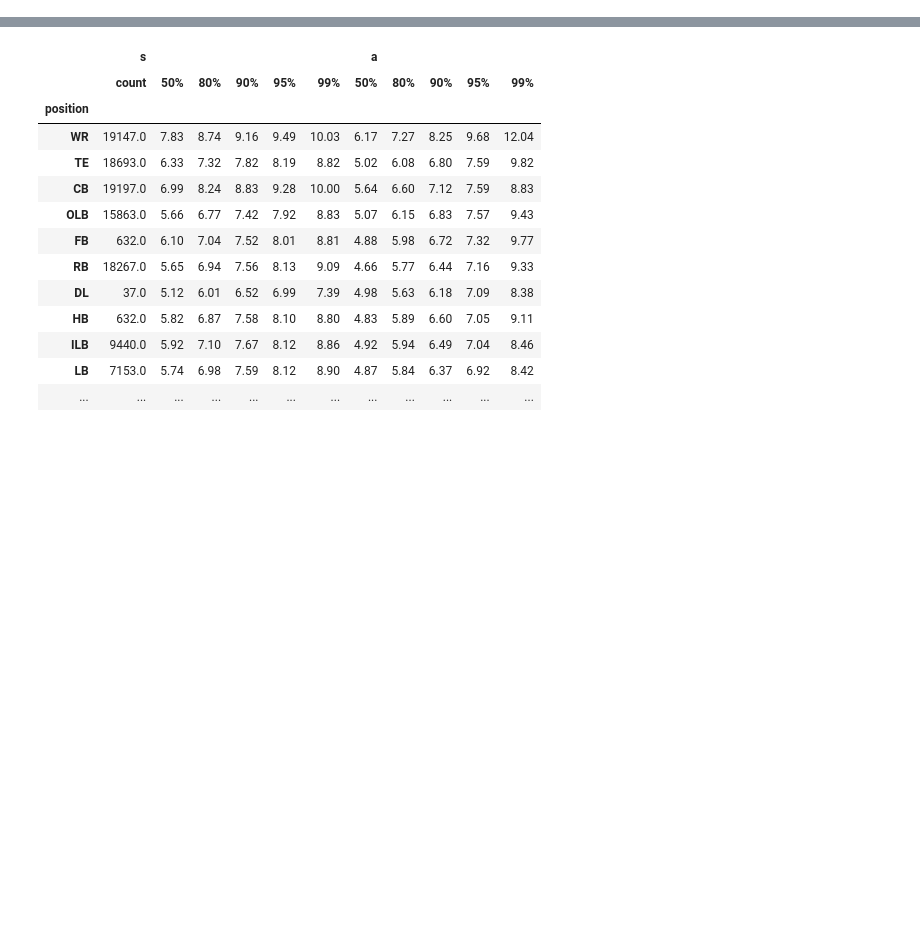
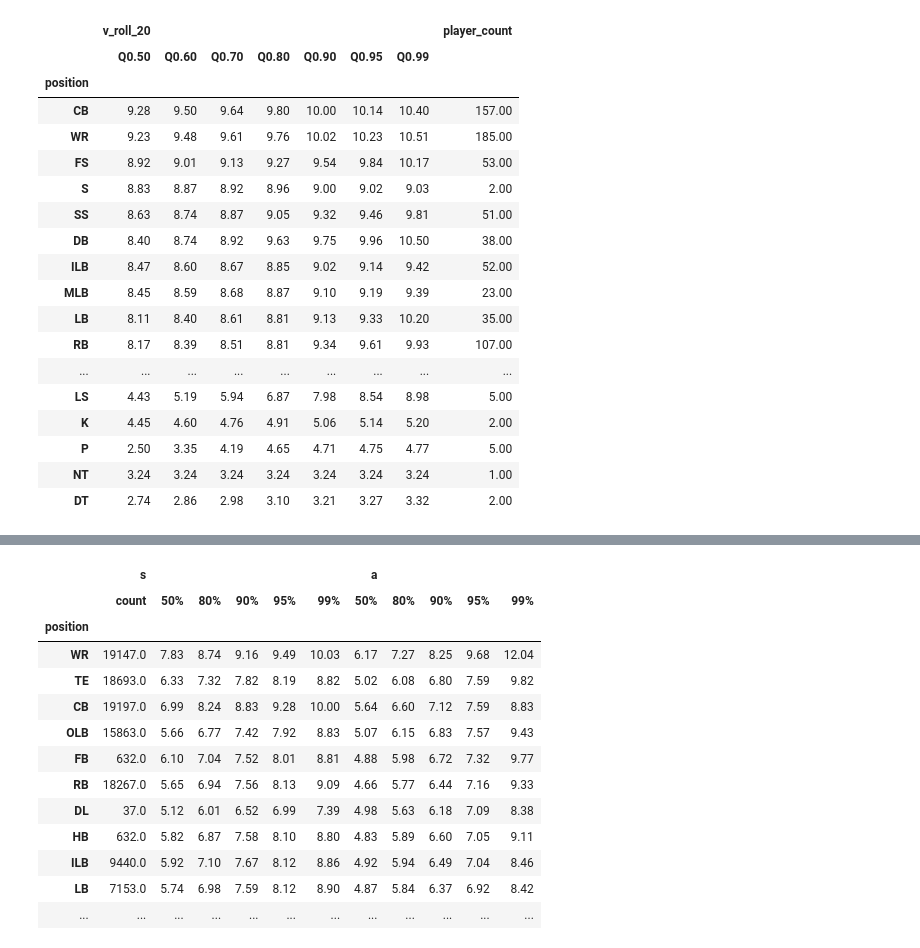
Before and after one commit to uditrana/BigDataBowl, a Jupyter notebook: analysis/movement_stats.ipynb, the cells around one changed output, grey strips where cells are left out. Cells and saved outputs as stored; diff of their text form; code cells hidden in the pictures; blank space fills up the shorter version.

```diff
--- a/analysis/movement_stats.ipynb
+++ b/analysis/movement_stats.ipynb
@@ -305,0 +39,8 @@ stats_cat.sort_values(by=('roll_a_10', 'Q0.60'), ascending=False).style.backgrou
+# %%
+%%time
+
+df = pd.merge(df, df.groupby(['gameId', 'playId', 'nflId'])['v_mag'].rolling(20).mean().reset_index()[['level_3', 'v_mag']].set_index('level_3').rename(columns={'v_mag':'v_roll_20'}), left_index=True, right_index=True)
+
+df = pd.merge(df, df.groupby(['gameId', 'playId', 'nflId'])['a_mag'].rolling(10).mean().reset_index()[['level_3', 'a_mag']].set_index('level_3').rename(columns={'a_mag':'a_roll_10'}), left_index=True, right_index=True)
+
+df.tail()
@@ -305,0 +56,4 @@ stats_cat.sort_values(by=('roll_a_10', 'Q0.60'), ascending=False).style.backgrou
+# %%
+%%time
+play_maxes = df.groupby(['gameId', 'playId', 'nflId', 'displayName', 'position', 'position_general'], as_index=False)['v_roll_20'].max()[['nflId', 'displayName','position', 'position_general', 'v_roll_20']]
+play_maxes.tail()
@@ -305,0 +69,20 @@ stats_cat.sort_values(by=('roll_a_10', 'Q0.60'), ascending=False).style.backgrou
+# %%
+player_maxes = play_maxes.groupby(['nflId', 'displayName', 'position', 'position_general'],  as_index=False).max().dropna().set_index(['nflId'])
+# %%
+def rename(newname):
+    def decorator(f):
+        f.__name__ = newname
+        return f
+    return decorator
+
+def q_at(y):
+    @rename(f'Q{y:0.2f}')
+    def q(x):
+        return x.quantile(y)
+    return q
+
+stats_cat = player_maxes[['displayName', 'position', 'position_general', 'v_roll_20']].groupby('position_general').agg([q_at(.5), q_at(.6), q_at(.7), q_at(.8), q_at(.9), q_at(.95), q_at(.99)]).round(2)
+stats_cat['player_count'] = player_maxes.groupby('position_general')['displayName'].count()
+
+stats_pos = player_maxes[['displayName', 'position', 'position_general', 'v_roll_20']].groupby('position').agg([q_at(.5), q_at(.6), q_at(.7), q_at(.8), q_at(.9), q_at(.95), q_at(.99)]).round(2)
+stats_pos['player_count'] = player_maxes.groupby('position')['displayName'].count()
@@ -305,0 +105,22 @@ stats_cat.sort_values(by=('roll_a_10', 'Q0.60'), ascending=False).style.backgrou
+# %%
+stats_pos.sort_values(by=('v_roll_20', 'Q0.60'), ascending=False).style.background_gradient(cmap='viridis').format("{:4.2f}")
+# %% [output]
+|  | v_roll_20 |  |  |  |  |  |  | player_count |
+|  | Q0.50 | Q0.60 | Q0.70 | Q0.80 | Q0.90 | Q0.95 | Q0.99 |  |
+| position |  |  |  |  |  |  |  |  |
+| CB | 9.28 | 9.50 | 9.64 | 9.80 | 10.00 | 10.14 | 10.40 | 157.00 |
+| WR | 9.23 | 9.48 | 9.61 | 9.76 | 10.02 | 10.23 | 10.51 | 185.00 |
+| FS | 8.92 | 9.01 | 9.13 | 9.27 | 9.54 | 9.84 | 10.17 | 53.00 |
+| S | 8.83 | 8.87 | 8.92 | 8.96 | 9.00 | 9.02 | 9.03 | 2.00 |
+| SS | 8.63 | 8.74 | 8.87 | 9.05 | 9.32 | 9.46 | 9.81 | 51.00 |
+| DB | 8.40 | 8.74 | 8.92 | 9.63 | 9.75 | 9.96 | 10.50 | 38.00 |
+| ILB | 8.47 | 8.60 | 8.67 | 8.85 | 9.02 | 9.14 | 9.42 | 52.00 |
+| MLB | 8.45 | 8.59 | 8.68 | 8.87 | 9.10 | 9.19 | 9.39 | 23.00 |
+| LB | 8.11 | 8.40 | 8.61 | 8.81 | 9.13 | 9.33 | 10.20 | 35.00 |
+| RB | 8.17 | 8.39 | 8.51 | 8.81 | 9.34 | 9.61 | 9.93 | 107.00 |
+| ... | ... | ... | ... | ... | ... | ... | ... | ... |
+| LS | 4.43 | 5.19 | 5.94 | 6.87 | 7.98 | 8.54 | 8.98 | 5.00 |
+| K | 4.45 | 4.60 | 4.76 | 4.91 | 5.06 | 5.14 | 5.20 | 2.00 |
+| P | 2.50 | 3.35 | 4.19 | 4.65 | 4.71 | 4.75 | 4.77 | 5.00 |
+| NT | 3.24 | 3.24 | 3.24 | 3.24 | 3.24 | 3.24 | 3.24 | 1.00 |
+| DT | 2.74 | 2.86 | 2.98 | 3.10 | 3.21 | 3.27 | 3.32 | 2.00 |
```
Also changed, not shown: parts of 38 cells of this notebook, 1 other file.
